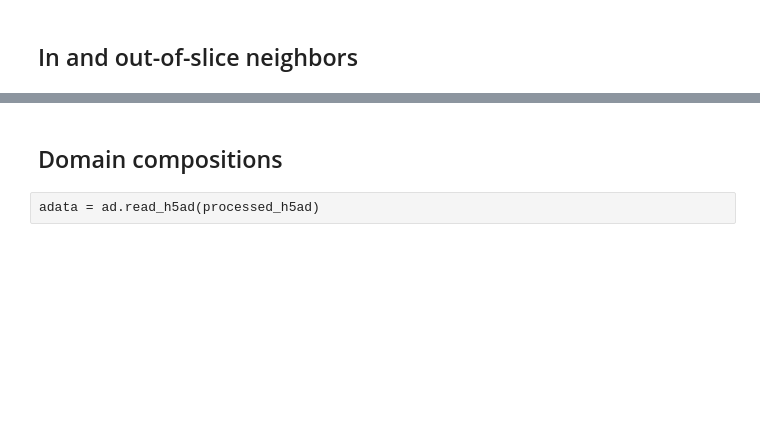
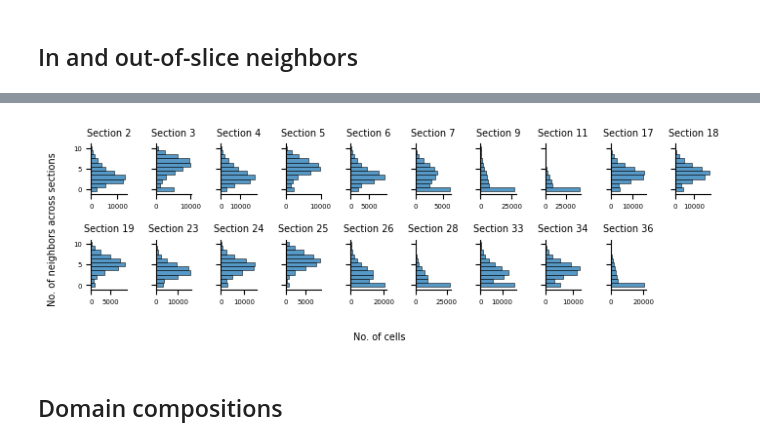
Before and after one commit to HiDiHlabs/SpatialLeiden2-Study, a Jupyter notebook: OpenST_3D_lymphnode.ipynb, the cells around one changed output, grey strips where cells are left out. Cells and saved outputs as stored; diff of their text form; code cells hidden in the pictures; blank space fills up the shorter version.

```diff
--- a/OpenST_3D_lymphnode.ipynb
+++ b/OpenST_3D_lymphnode.ipynb
@@ -217,27 +280,32 @@ fig.tight_layout()
 # %%
 n_neigh = neighbor_stats.melt("slice", ["n_neigh_in", "n_neigh_out"], "in_slice", "n")
 
 n = adata.obs["n_section"].nunique()
 wrap = int(ceil(n / 2))
 
-aspect = 0.4
+aspect = 0.6
 height = 180 * mm / wrap / aspect
 
 g = sns.FacetGrid(
     n_neigh.loc[lambda df: df["in_slice"] == "n_neigh_out"],
-    col_wrap=10,
+    col_wrap=wrap,
     col="slice",
     height=height,
     aspect=aspect,
     sharey=True,
     sharex=False,
 )
 _ = g.map_dataframe(sns.histplot, y="n", discrete=True)
-_ = g.set_titles(col_template="{col_name}")
-_ = g.set_axis_labels(
-    x_var=r"$\rm n_{cells}$", y_var=r"$\rm n_{neighbors}$ across slices"
-)
+_ = g.set_titles(col_template="Section {col_name}")
+_ = g.set_axis_labels(x_var="", y_var="")
+g.fig.supxlabel("No. of cells", fontsize=fontsize_l)
+g.fig.supylabel("No. of neighbors across sections", fontsize=fontsize_l)
 _ = g.set(yticks=[0, 5, 10])
+
+_ = g.tight_layout()
+g.savefig(results_lymphnode / "neighbor_distribution.pdf")
+# %% [output]
+[figure, added]
 # %% [markdown]
 ## Domain compositions
 # %%
@@ -258,2 +330,0 @@ def stacked_barplot(ax, data, x, y, hue, palette, legend=False):
-# %% [raw]
-adata = ad.read_h5ad(processed_h5ad)
```
Also changed, not shown: parts of 39 cells of this notebook, 29 other files.
